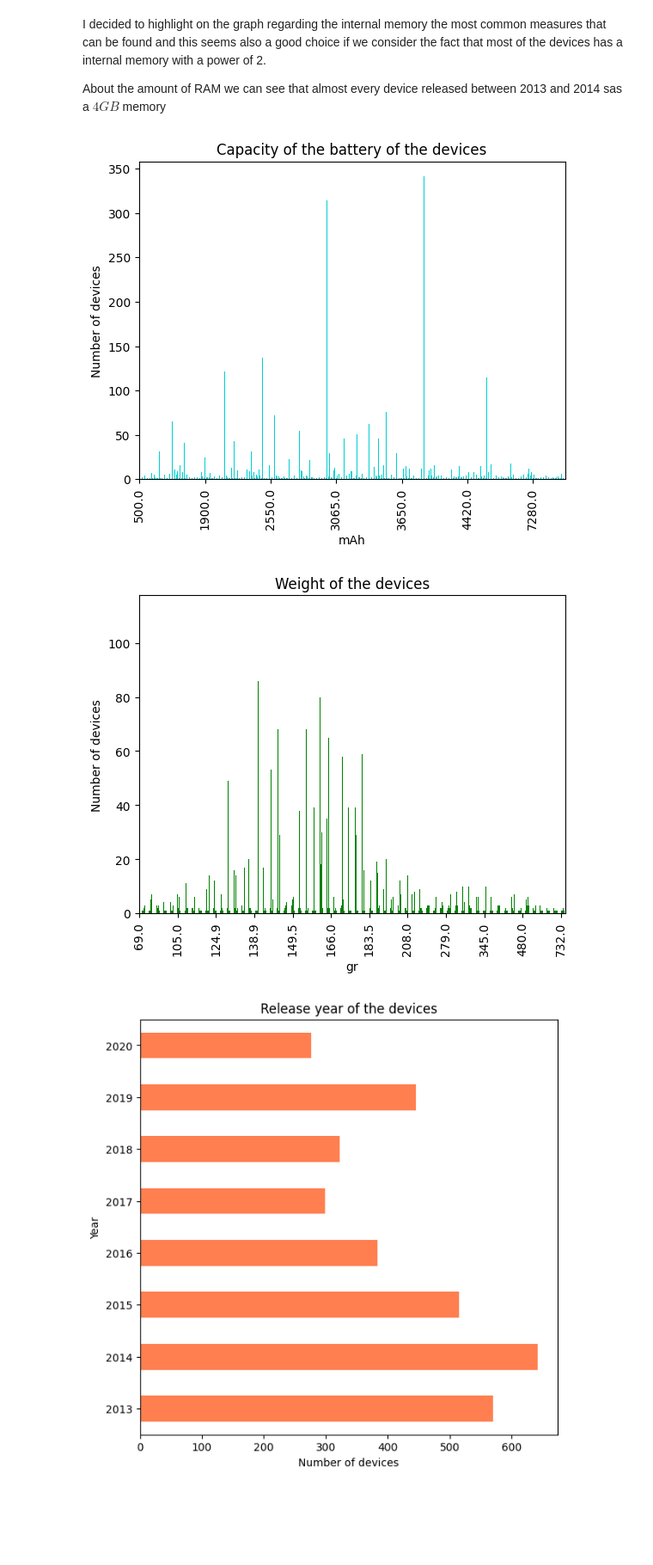
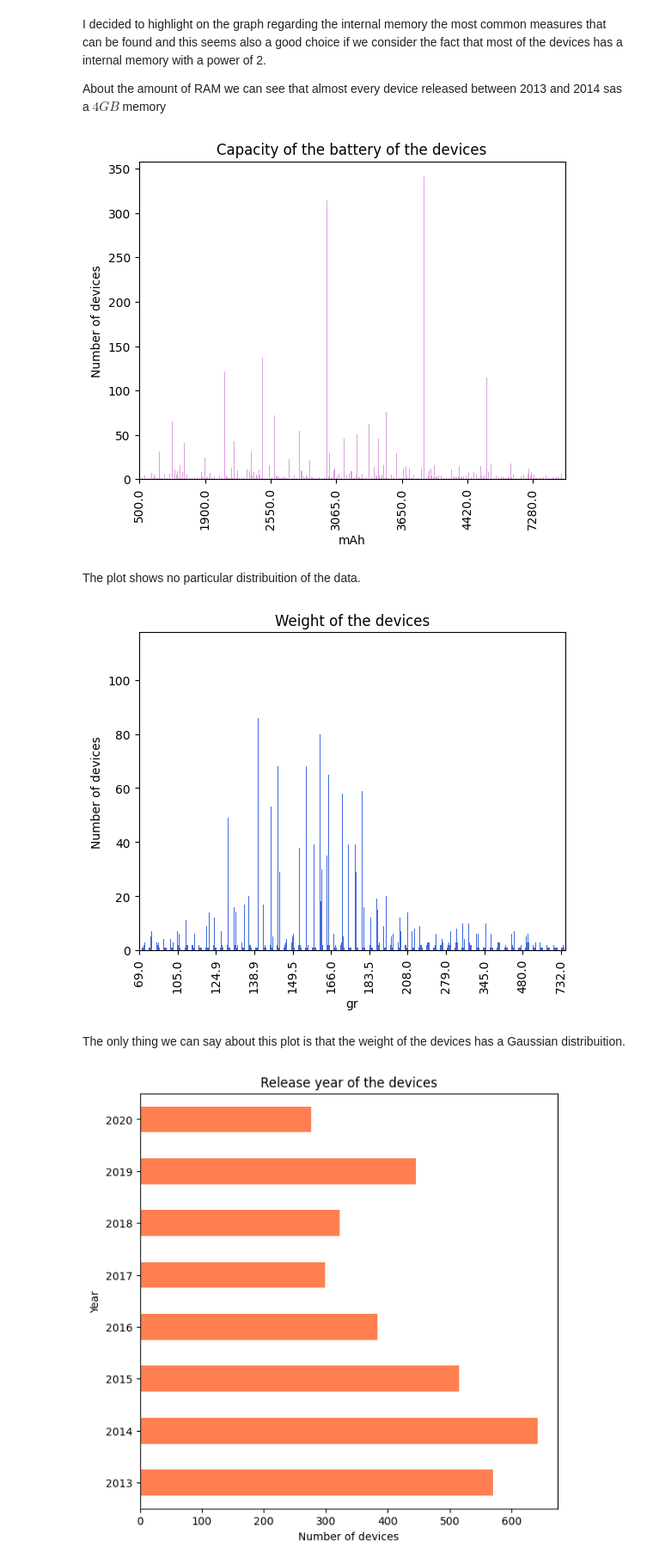
Before and after one commit to annalisadettorii/Project, a Jupyter notebook: project_notebook.ipynb, the cells around one changed output. Shown at 86% size. Drawn from its saved outputs; the diff is of its cells as text; code cells hidden in the pictures; blank space fills up the shorter version.

```diff
--- a/project_notebook.ipynb
+++ b/project_notebook.ipynb
@@ -419,24 +404,28 @@ I decided to highlight on the graph regarding the internal memory the most commo
 About the amount of RAM we can see that almost every device released between 2013 and 2014 sas a $4GB$ memory
 # %%
 plt.figure()
-ax = used_device_df['battery'].value_counts().sort_index().plot(kind = 'bar', color = "darkturquoise")
+ax = used_device_df['battery'].value_counts().sort_index().plot(kind = 'bar', color = "plum")
 ax.set_xticks(ax.get_xticks()[::50])
 plt.title('Capacity of the battery of the devices')
 plt.xlabel('mAh')
 plt.ylabel('Number of devices')
 plt.show()
 # %% [output]
-[figure, old version]
+[figure, new version]
+# %% [markdown]
+The plot shows no particular distribuition of the data.
 # %%
 plt.figure()
-ax = used_device_df['weight'].value_counts().sort_index().plot(kind = 'bar', color = "green")
+ax = used_device_df['weight'].value_counts().sort_index().plot(kind = 'bar', color = "royalblue")
 ax.set_xticks(ax.get_xticks()[::50])
 plt.title('Weight of the devices')
 plt.xlabel('gr')
 plt.ylabel('Number of devices')
 plt.show()
 # %% [output]
-[figure, old version]
+[figure, new version]
+# %% [markdown]
+The only thing we can say about this plot is that the weight of the devices has a Gaussian distribuition.
 # %%
 plt.figure(figsize=(7,7))
 plt.title('Release year of the devices')
```
Also changed, not shown: parts of 30 cells of this notebook.
